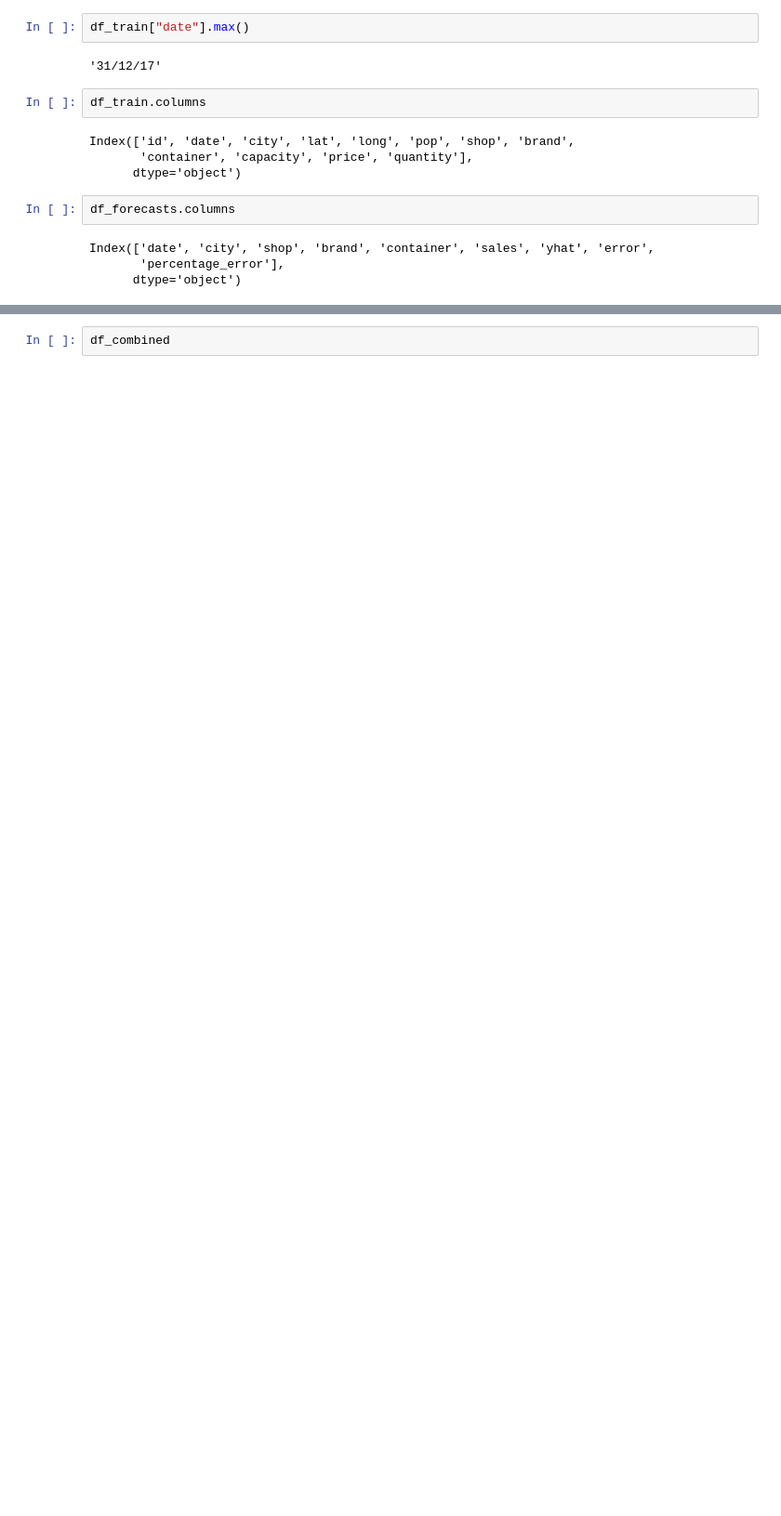
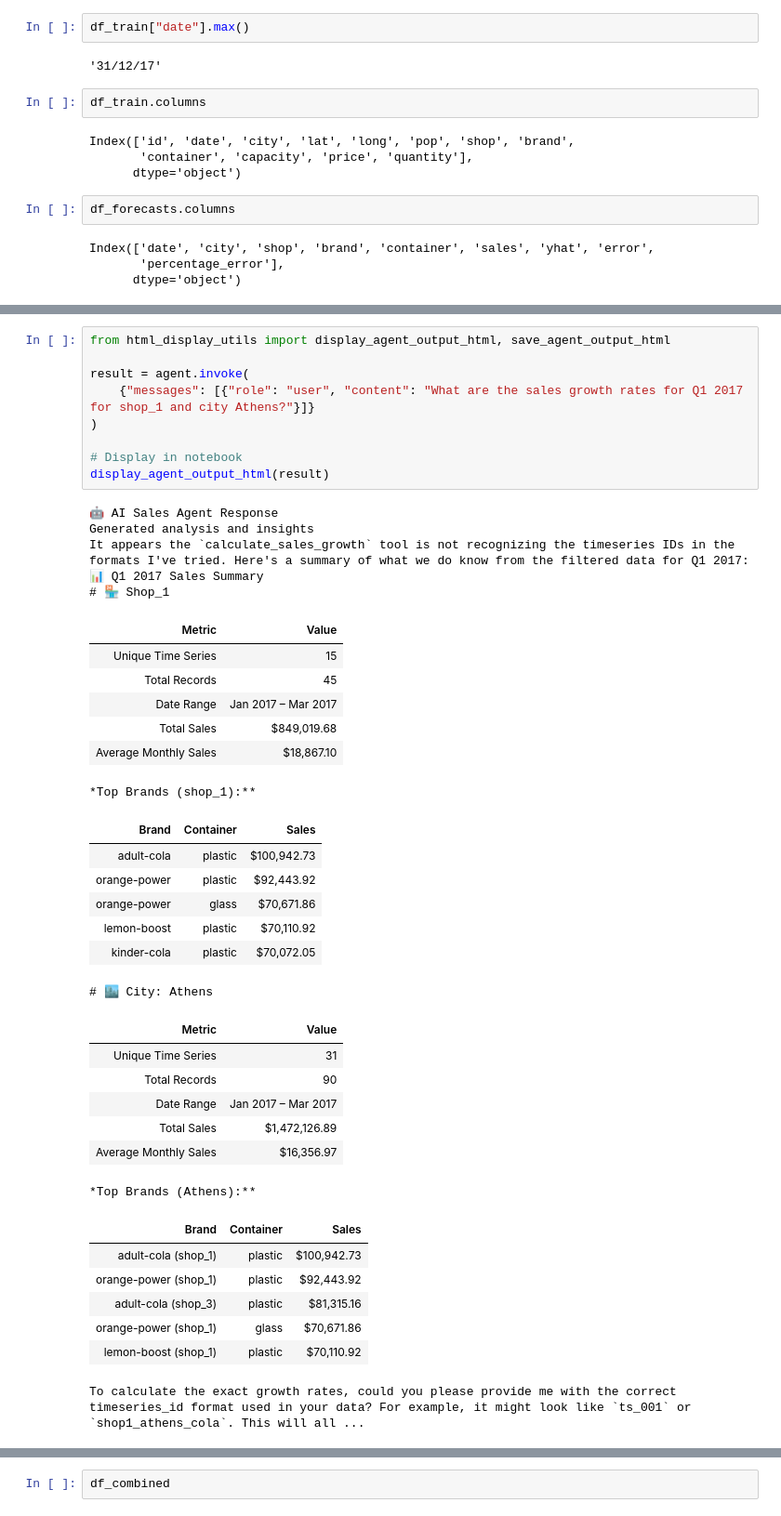
Before and after one commit to generalized-ml/Pandas-Agent, a Jupyter notebook: agent_experiments.ipynb, the cells around one changed output, grey strips where cells are left out. Shown at 93% size. Drawn from its saved outputs; the diff is of its cells as text; blank space fills up the shorter version.

```diff
--- a/agent_experiments.ipynb
+++ b/agent_experiments.ipynb
@@ -87,0 +93,43 @@ print(result["messages"][-1].content_blocks)
+# %%
+from html_display_utils import display_agent_output_html, save_agent_output_html
+
+result = agent.invoke(
+    {"messages": [{"role": "user", "content": "What are the sales growth rates for Q1 2017 for shop_1 and city Athens?"}]}
+)
+
+# Display in notebook
+display_agent_output_html(result)
+# %% [output]
+🤖 AI Sales Agent Response
+Generated analysis and insights
+It appears the `calculate_sales_growth` tool is not recognizing the timeseries IDs in the formats I've tried. Here's a summary of what we do know from the filtered data for Q1 2017:
+📊 Q1 2017 Sales Summary
+# 🏪 Shop_1
+| Metric | Value |
+| Unique Time Series | 15 |
+| Total Records | 45 |
+| Date Range | Jan 2017 – Mar 2017 |
+| Total Sales | $849,019.68 |
+| Average Monthly Sales | $18,867.10 |
+*Top Brands (shop_1):**
+| Brand | Container | Sales |
+| adult-cola | plastic | $100,942.73 |
+| orange-power | plastic | $92,443.92 |
+| orange-power | glass | $70,671.86 |
+| lemon-boost | plastic | $70,110.92 |
+| kinder-cola | plastic | $70,072.05 |
+# 🏙️ City: Athens
+| Metric | Value |
+| Unique Time Series | 31 |
+| Total Records | 90 |
+| Date Range | Jan 2017 – Mar 2017 |
+| Total Sales | $1,472,126.89 |
+| Average Monthly Sales | $16,356.97 |
+*Top Brands (Athens):**
+| Brand | Container | Sales |
+| adult-cola (shop_1) | plastic | $100,942.73 |
+| orange-power (shop_1) | plastic | $92,443.92 |
+| adult-cola (shop_3) | plastic | $81,315.16 |
+| orange-power (shop_1) | glass | $70,671.86 |
+| lemon-boost (shop_1) | plastic | $70,110.92 |
+To calculate the exact growth rates, could you please provide me with the correct timeseries_id format used in your data? For example, it might look like `ts_001` or `shop1_athens_cola`. This will all ...
```
Also changed, not shown: parts of 3 cells of this notebook, 1 other file.
